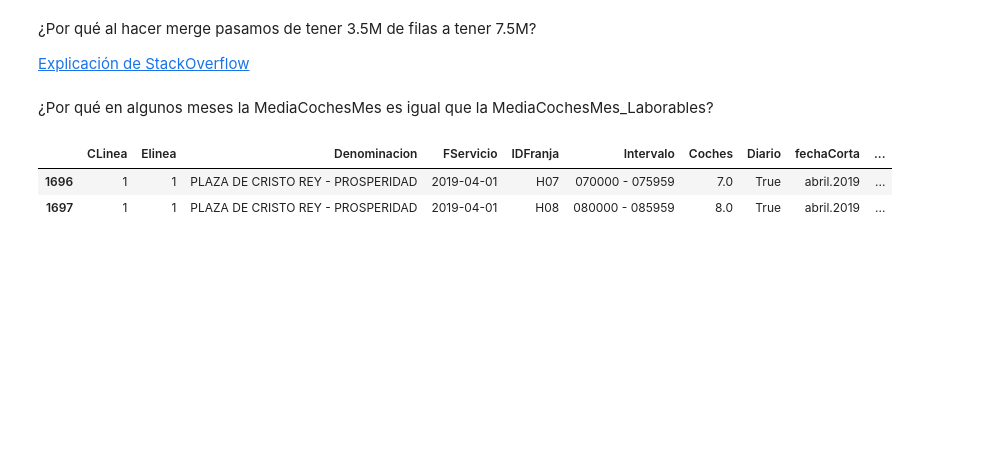
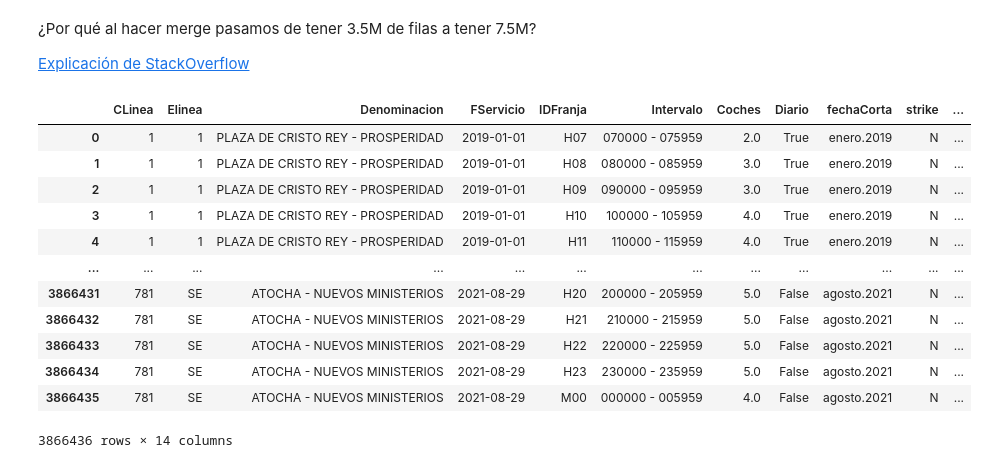
Before and after one commit to nacholopex/emt_madrid, a Jupyter notebook: ETL/oferta_autobuses.ipynb, the cells around one changed output. Saved outputs shown, nothing was run; the diff lists cells and outputs as text; code cells hidden in the pictures; blank space fills up the shorter version.

```diff
--- a/ETL/oferta_autobuses.ipynb
+++ b/ETL/oferta_autobuses.ipynb
@@ -96,9 +105,7 @@ calendar_festivo = calendar_dates.loc[calendar_dates['exception_type']==1,['exce
 #                 how='left'\
 #             ).drop(columns='date_formated')
 
-oferta = oferta.join(other=calendar_festivo.set_index('date_formated'), on='FServicio')
-oferta['Diario'] = oferta['exception_type']!=1
-oferta.drop_duplicates(inplace=True)
-oferta.drop(columns=['exception_type'],inplace=True)
+# oferta = oferta.join(other=calendar_festivo.set_index('date_formated'), on='FServicio')
+# oferta['Diario'] = oferta['exception_type']!=1
+# oferta.drop_duplicates(inplace=True)
+# oferta.drop(columns=['exception_type'],inplace=True)
-# %%
-oferta.reset_index(drop=True, inplace=True)
@@ -107,10 +112,23 @@ medias = oferta[oferta['Diario']==True].copy()
-# %%
-oferta['MediaCochesMes_Laborables'] = oferta[oferta['Diario']==True].groupby(by=['CLinea','IDFranja','fechaCorta']).Coches.transform('mean')
-# %% [markdown]
-¿Por qué en algunos meses la MediaCochesMes es igual que la MediaCochesMes_Laborables?
-# %%
-oferta[oferta['MediaCochesMes_Laborables']!=oferta['MediaCochesMes']].head(2)
-# %% [output]
-|  | CLinea | Elinea | Denominacion | FServicio | IDFranja | Intervalo | Coches | Diario | fechaCorta | ... |
-| 1696 | 1 | 1 | PLAZA DE CRISTO REY - PROSPERIDAD | 2019-04-01 | H07 | 070000 - 075959 | 7.0 | True | abril.2019 | ... |
-| 1697 | 1 | 1 | PLAZA DE CRISTO REY - PROSPERIDAD | 2019-04-01 | H08 | 080000 - 085959 | 8.0 | True | abril.2019 | ... |
+# %%
+oferta = oferta.join(tipo_dia,on='FServicio')
+
+# https://stackoverflow.com/questions/38869778/pandas-set-column-equal-to-grouped-sum-of-another-column?noredirect=1&lq=1
+oferta['MediaCochesMes'] = oferta.groupby(by=['CLinea', 'fechaCorta', 'IDFranja']).Coches.transform('mean')
+
+oferta['MediaCochesMes_Laborables'] = oferta[oferta['dayType']=='LA'].groupby(by=['CLinea','IDFranja','fechaCorta']).Coches.transform('mean')
+# %%
+oferta
+# %% [output]
+|  | CLinea | Elinea | Denominacion | FServicio | IDFranja | Intervalo | Coches | Diario | fechaCorta | strike | ... |
+| 0 | 1 | 1 | PLAZA DE CRISTO REY - PROSPERIDAD | 2019-01-01 | H07 | 070000 - 075959 | 2.0 | True | enero.2019 | N | ... |
+| 1 | 1 | 1 | PLAZA DE CRISTO REY - PROSPERIDAD | 2019-01-01 | H08 | 080000 - 085959 | 3.0 | True | enero.2019 | N | ... |
+| 2 | 1 | 1 | PLAZA DE CRISTO REY - PROSPERIDAD | 2019-01-01 | H09 | 090000 - 095959 | 3.0 | True | enero.2019 | N | ... |
+| 3 | 1 | 1 | PLAZA DE CRISTO REY - PROSPERIDAD | 2019-01-01 | H10 | 100000 - 105959 | 4.0 | True | enero.2019 | N | ... |
+| 4 | 1 | 1 | PLAZA DE CRISTO REY - PROSPERIDAD | 2019-01-01 | H11 | 110000 - 115959 | 4.0 | True | enero.2019 | N | ... |
+| ... | ... | ... | ... | ... | ... | ... | ... | ... | ... | ... | ... |
+| 3866431 | 781 | SE | ATOCHA - NUEVOS MINISTERIOS | 2021-08-29 | H20 | 200000 - 205959 | 5.0 | False | agosto.2021 | N | ... |
+| 3866432 | 781 | SE | ATOCHA - NUEVOS MINISTERIOS | 2021-08-29 | H21 | 210000 - 215959 | 5.0 | False | agosto.2021 | N | ... |
+| 3866433 | 781 | SE | ATOCHA - NUEVOS MINISTERIOS | 2021-08-29 | H22 | 220000 - 225959 | 5.0 | False | agosto.2021 | N | ... |
+| 3866434 | 781 | SE | ATOCHA - NUEVOS MINISTERIOS | 2021-08-29 | H23 | 230000 - 235959 | 5.0 | False | agosto.2021 | N | ... |
+| 3866435 | 781 | SE | ATOCHA - NUEVOS MINISTERIOS | 2021-08-29 | M00 | 000000 - 005959 | 4.0 | False | agosto.2021 | N | ... |
+3866436 rows × 14 columns
```
Also changed, not shown: parts of 30 cells of this notebook, 1 other file.
